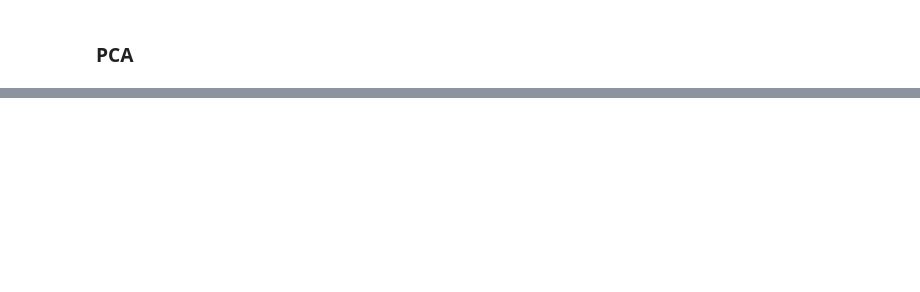
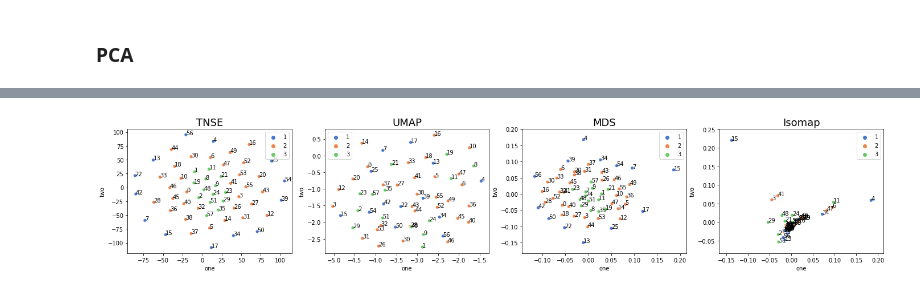
Before and after one commit to RomanKotybeev/NLP_medicine, a Jupyter notebook: rozhi1.ipynb, the cells around one changed output, grey strips where cells are left out. Cells and saved outputs as stored; diff of their text form; code cells hidden in the pictures; blank space fills up the shorter version.

```diff
--- a/rozhi1.ipynb
+++ b/rozhi1.ipynb
@@ -529,0 +137,45 @@ for n in range(5,10):
+# %%
+def draw_plot(fit, title, n, ax_list, data=df_normalized):
+    results = fit.fit_transform(data);
+
+    subset = pd.DataFrame()
+    subset['one'] = results[:,0]
+    subset['two'] = results[:,1]
+
+    ax = plt.subplot(1, 5, n)
+    ax_list.append(ax)
+    sns.scatterplot(
+    x="one", y="two",
+    hue=days_groups,
+    palette=sns.color_palette("muted", colors),
+    data=subset,
+    legend='brief',
+    alpha=1,
+    ax=ax_list[n-1]
+    )
+
+    for i in range(results.shape[0]):
+        plt.annotate(i, xy=(results[i,0], results[i,1]))
+
+    plt.title(title, fontsize=18)
+# %%
+from sklearn.manifold import TSNE
+from sklearn.manifold import MDS
+from sklearn.manifold import Isomap
+import umap #pip(conda) install umap-learn
+
+names = ["TNSE", "UMAP", "MDS", "Isomap"]
+
+methods = [
+    TSNE(n_components=2),
+    umap.UMAP(),
+    MDS(n_components=2),
+    Isomap(n_components=2)]
+
+ax_list = []
+plt.figure(figsize=(30,4))
+
+for i in range(1,len(methods)+1):
+    draw_plot(methods[i-1], names[i-1], i, ax_list)
+# %% [output]
+[figure, added]
```
Also changed, not shown: parts of 62 cells of this notebook.
